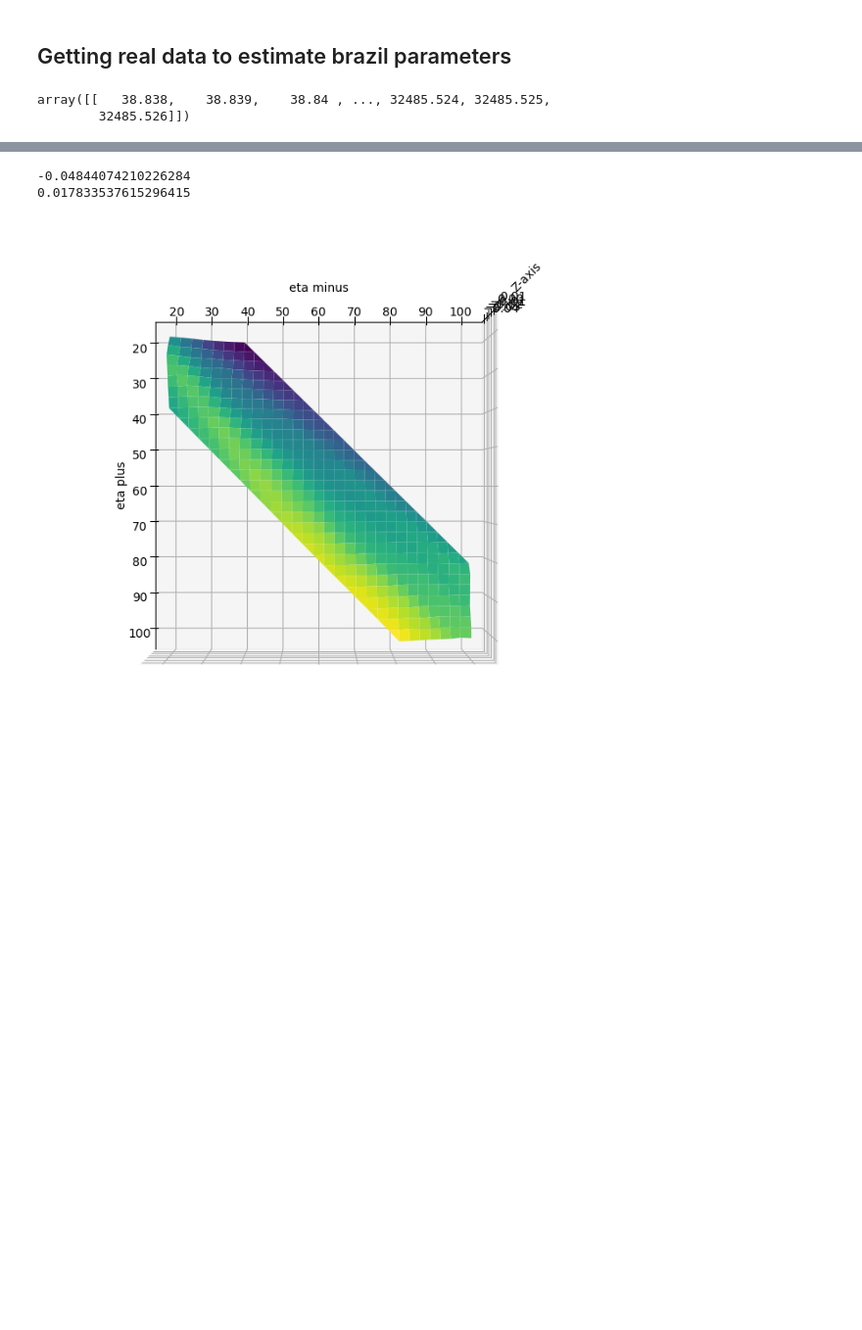
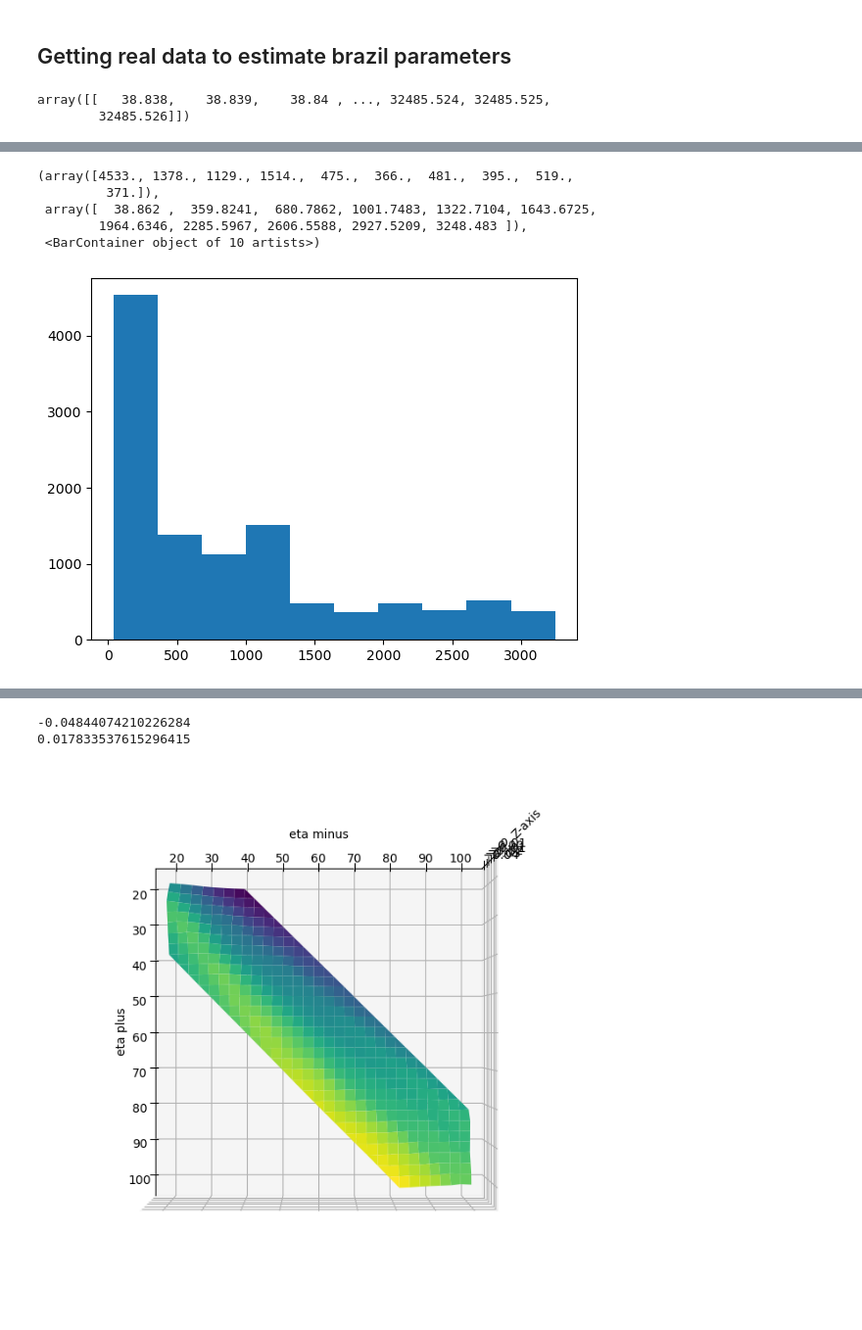
Before and after one commit to cavallofederico/marketmaking, a Jupyter notebook: alpha_signals/likelihood_brazil.ipynb, the cells around one changed output, grey strips where cells are left out. Shown: that part at 98% size. Saved outputs shown, nothing was run; the diff lists cells and outputs as text; code cells hidden in the pictures; blank space fills up the shorter version.

```diff
--- a/alpha_signals/likelihood_brazil.ipynb
+++ b/alpha_signals/likelihood_brazil.ipynb
@@ -21,0 +58,10 @@ array([[   38.838,    38.839,    38.84 , ..., 32485.524, 32485.525,
+# %%
+from matplotlib import pyplot as plt
+plt.hist(t_plus)
+# %% [output]
+(array([4533., 1378., 1129., 1514.,  475.,  366.,  481.,  395.,  519.,
+         371.]),
+ array([  38.862 ,  359.8241,  680.7862, 1001.7483, 1322.7104, 1643.6725,
+        1964.6346, 2285.5967, 2606.5588, 2927.5209, 3248.483 ]),
+ <BarContainer object of 10 artists>)
+[figure, added]
```
Also changed, not shown: parts of 17 cells of this notebook.
